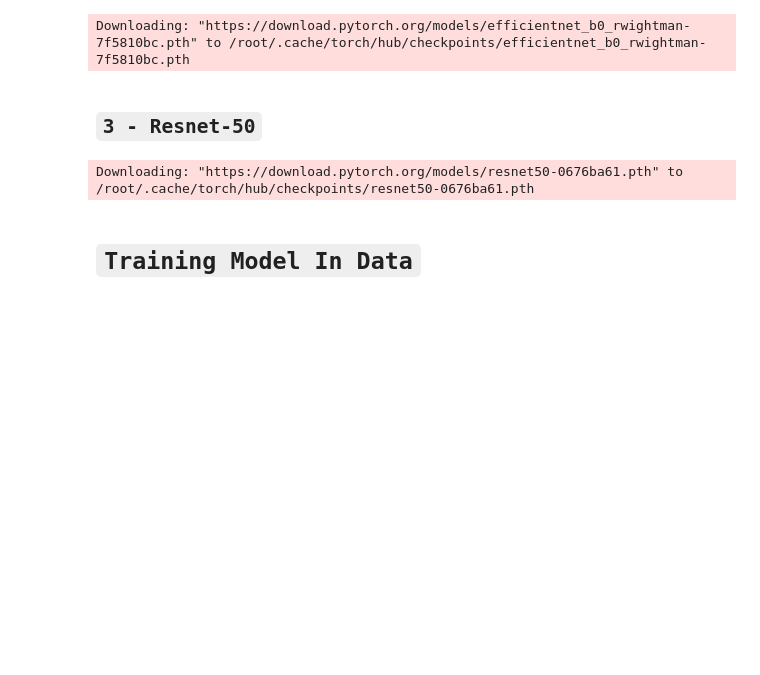
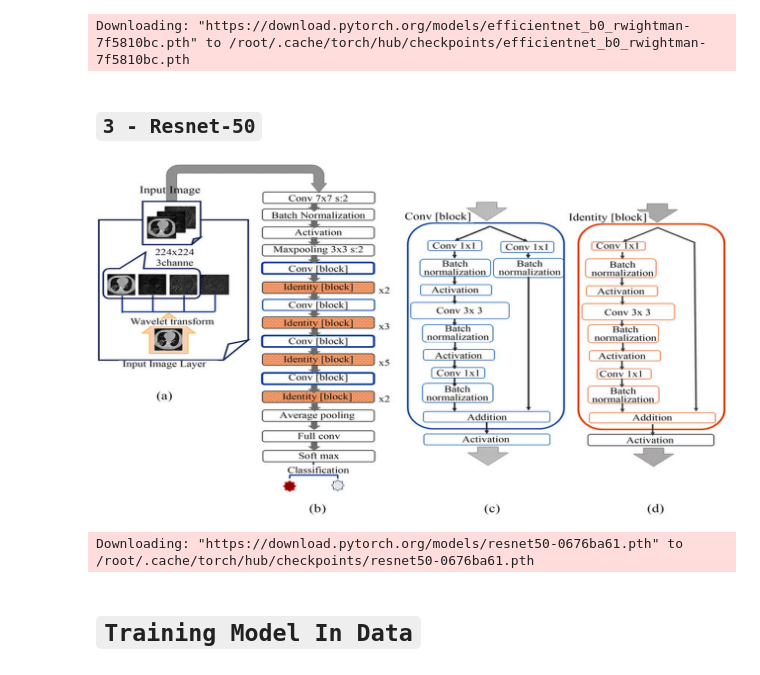
Before and after one commit to Osama-Abo-Bakr/Chest_X-ray_Detection, a Jupyter notebook: DL_Final_project.ipynb, the cells around one changed output. Drawn from its saved outputs; the diff is of its cells as text; code cells hidden in the pictures; blank space fills up the shorter version.

```diff
--- a/DL_Final_project.ipynb
+++ b/DL_Final_project.ipynb
@@ -382,6 +398,14 @@ optimizer_efficientnet = torch.optim.Adam(efficientnet.parameters(), lr=0.001)
 Downloading: "https://download.pytorch.org/models/efficientnet_b0_rwightman-7f5810bc.pth" to /root/.cache/torch/hub/checkpoints/efficientnet_b0_rwightman-7f5810bc.pth
 # %% [markdown]
 ## `3 - Resnet-50`
+# %%
+from IPython.display import Image, display
+
+# Display the image
+image_path = 'model_Arc/resnet_bannner.png'
+display(Image(filename=image_path))
+# %% [output]
+[figure, added]
 # %%
 # Load ResNet (e.g., ResNet-50)
 resnet = models.resnet50(pretrained=True)
```
Also changed, not shown: parts of 2 cells of this notebook, 3 other files.
